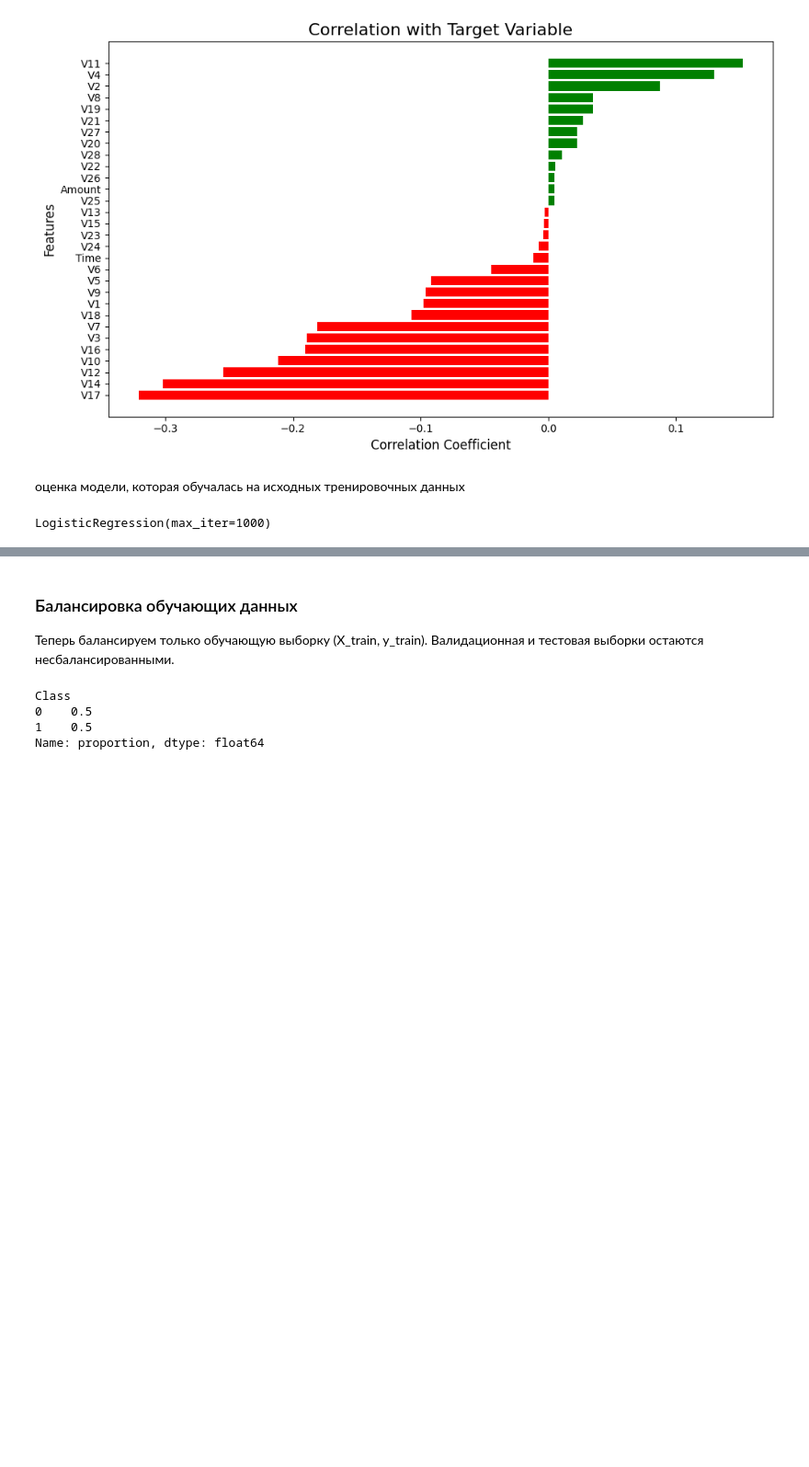
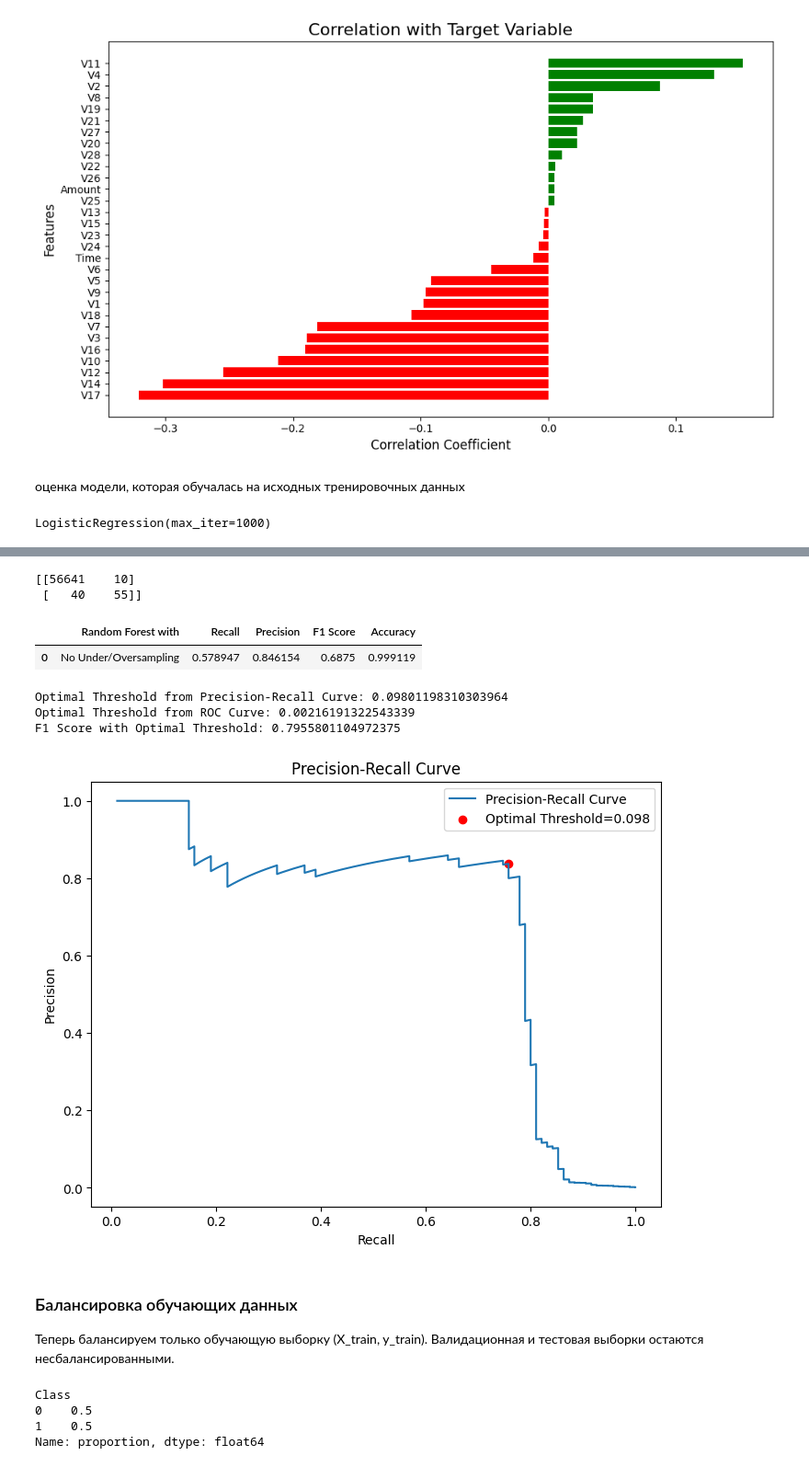
Before and after one commit to skytecat/FraudDetection, a Jupyter notebook: fraud_detection.ipynb, the cells around one changed output, grey strips where cells are left out. Shown at 92% size. Drawn from its saved outputs; the diff is of its cells as text; code cells hidden in the pictures; blank space fills up the shorter version.

Commit message:
precision-recall curve

```diff
--- a/fraud_detection.ipynb
+++ b/fraud_detection.ipynb
@@ -232,3 +336,68 @@ print(score.mean())
+# %%
+from sklearn.metrics import confusion_matrix, recall_score, precision_score, f1_score, accuracy_score
+cm = confusion_matrix(y_test, y_pred)
+
+rf_Recall = recall_score(y_test, y_pred)
+rf_Precision = precision_score(y_test, y_pred)
+rf_f1 = f1_score(y_test, y_pred)
+rf_accuracy = accuracy_score(y_test, y_pred)
+
+print(cm)
+# %% [output]
+[[56641    10]
+ [   40    55]]
+# %%
+ndf = [(rf_Recall, rf_Precision, rf_f1, rf_accuracy)]
+
+rf_score = pd.DataFrame(data = ndf, columns=['Recall','Precision','F1 Score', 'Accuracy'])
+rf_score.insert(0, 'Random Forest with', 'No Under/Oversampling')
+rf_score
+# %% [output]
+|  | Random Forest with | Recall | Precision | F1 Score | Accuracy |
+| 0 | No Under/Oversampling | 0.578947 | 0.846154 | 0.6875 | 0.999119 |
+# %%
+import numpy as np
+from sklearn.metrics import precision_recall_curve, roc_curve, f1_score
+
+# Предсказание вероятностей
+y_proba = grid_search.predict_proba(X_test)[:, 1]
+
+# Precision-Recall Curve
+precision, recall, thresholds_pr = precision_recall_curve(y_test, y_proba)
+f1_scores = 2 * (precision[:-1] * recall[:-1]) / (precision[:-1] + recall[:-1])
+optimal_idx_pr = np.argmax(f1_scores)
+optimal_threshold_pr = thresholds_pr[optimal_idx_pr]
+
+print("Optimal Threshold from Precision-Recall Curve:", optimal_threshold_pr)
+
+# ROC Curve
+fpr, tpr, thresholds_roc = roc_curve(y_test, y_proba)
+optimal_idx_roc = np.argmin(np.sqrt((1 - tpr)**2 + fpr**2))
+optimal_threshold_roc = thresholds_roc[optimal_idx_roc]
+
+print("Optimal Threshold from ROC Curve:", optimal_threshold_roc)
+
+# Применение оптимального порога
+y_pred_optimal = (y_proba >= optimal_threshold_pr).astype(int)
+f1 = f1_score(y_test, y_pred_optimal)
+print("F1 Score with Optimal Threshold:", f1)
+# %% [output]
+Optimal Threshold from Precision-Recall Curve: 0.09801198310303964
+Optimal Threshold from ROC Curve: 0.00216191322543339
+F1 Score with Optimal Threshold: 0.7955801104972375
+# %%
+import matplotlib.pyplot as plt
+
+plt.figure(figsize=(8, 6))
+plt.plot(recall[:-1], precision[:-1], label="Precision-Recall Curve")
+plt.scatter(recall[optimal_idx_pr], precision[optimal_idx_pr], color='red', label=f"Optimal Threshold={optimal_threshold_pr:.3f}")
+plt.xlabel("Recall")
+plt.ylabel("Precision")
+plt.title("Precision-Recall Curve")
+plt.legend()
+plt.show()
+# %% [output]
+[figure, added]
 # %% [markdown]
 ### Балансировка обучающих данных
 Теперь балансируем только обучающую выборку (X_train, y_train). Валидационная и тестовая выборки остаются несбалансированными.
```
Also changed, not shown: parts of 10 cells of this notebook.
